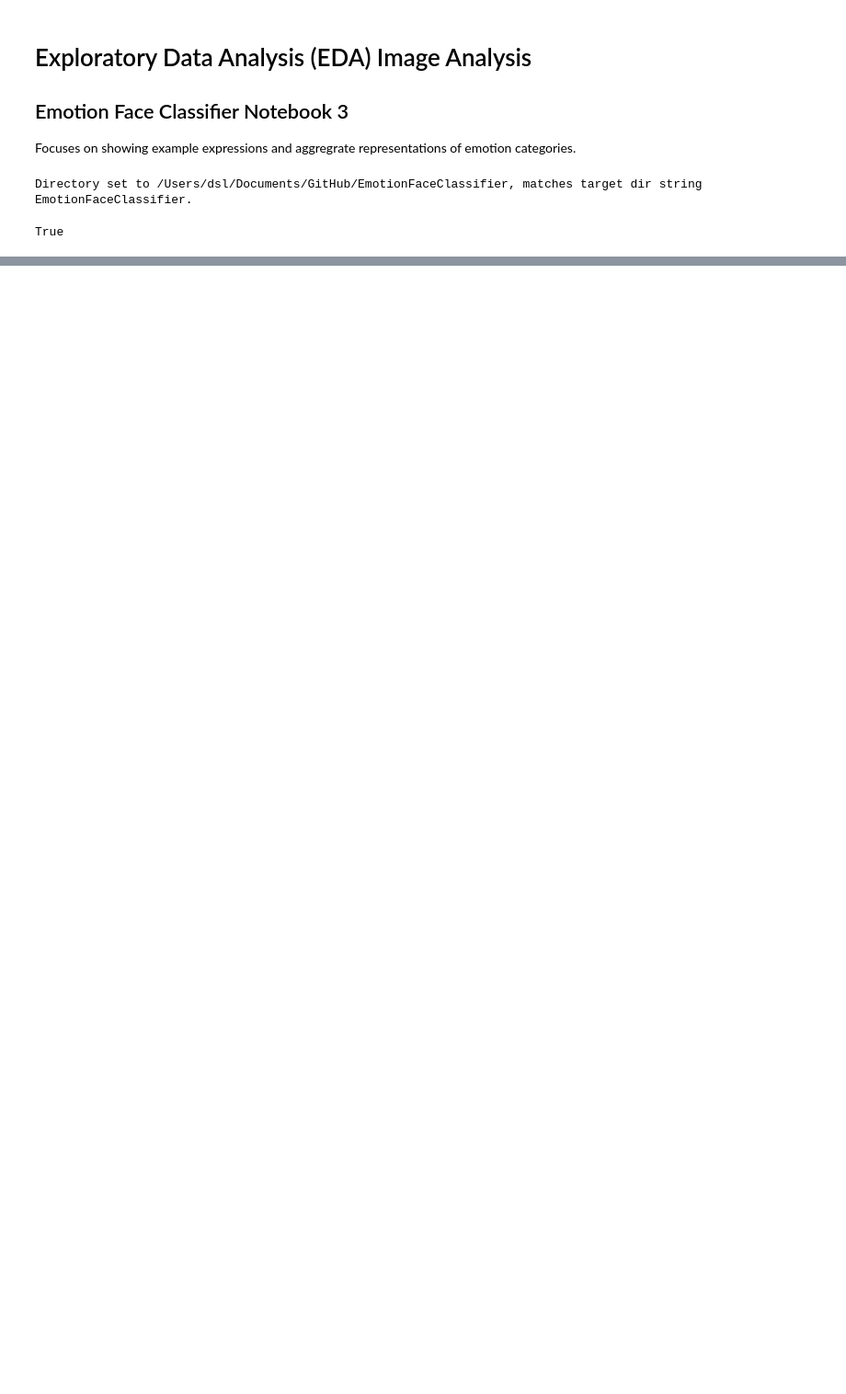
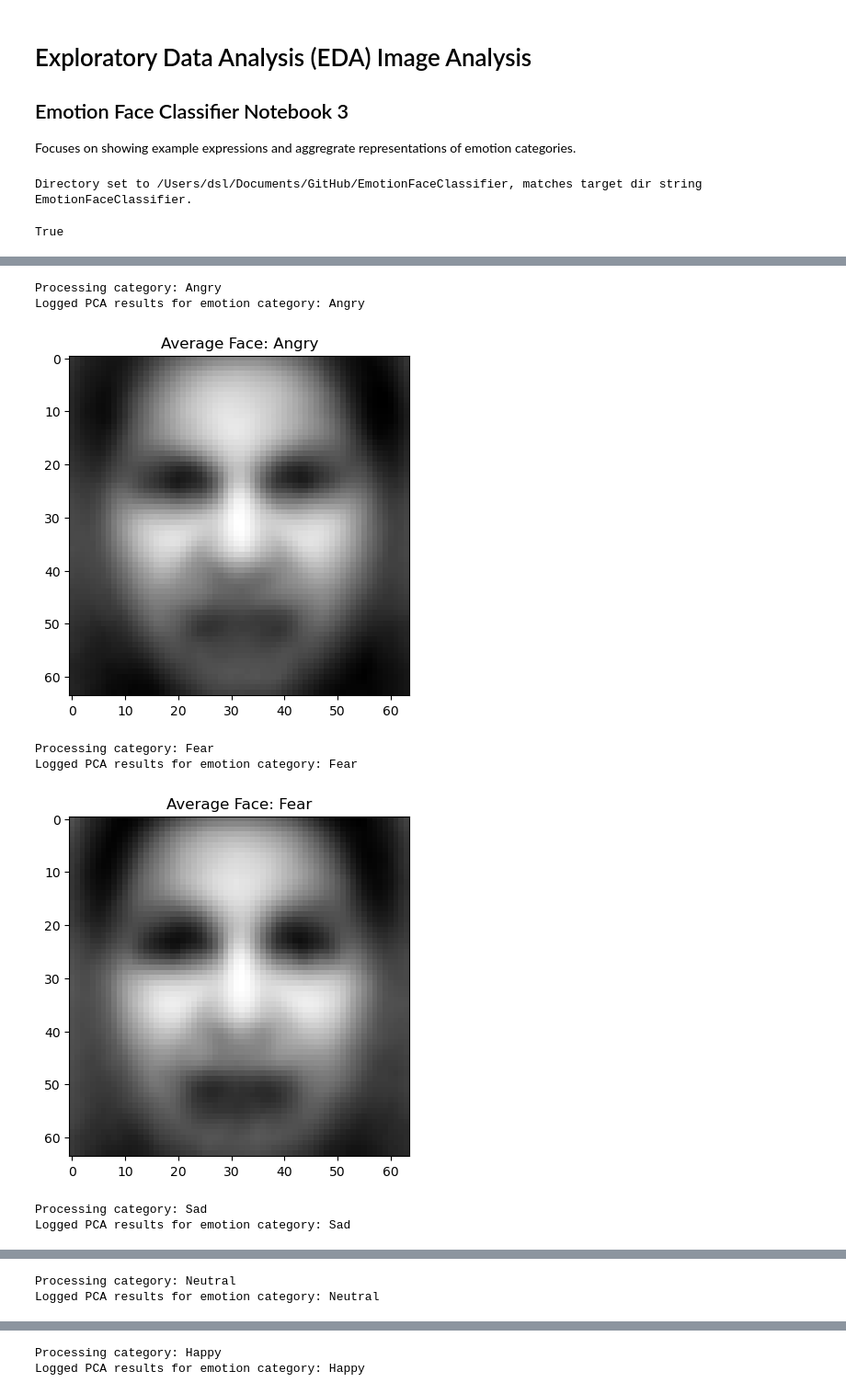
Before and after one commit to dlumian/EmotionFaceClassifier, a Jupyter notebook: notebooks/3_eda_image_analysis.ipynb, the cells around one changed output, grey strips where cells are left out. Shown: that part at 92% size. Cells and saved outputs as stored; diff of their text form; code cells hidden in the pictures; blank space fills up the shorter version.

Commit message:
Combined feature and component analyses for face categories.

```diff
--- a/notebooks/3_eda_image_analysis.ipynb
+++ b/notebooks/3_eda_image_analysis.ipynb
@@ -118,0 +77,45 @@ process_median_images(fer2013, output_dir="outputs")
+# %%
+# Example: datasets/emotions/happy, datasets/emotions/sad, etc.
+emotions = fer2013['emotion'].tolist()
+# %%
+# Dictionary to hold images by category
+images_by_category = {emotion: [] for emotion in emotions}
+# %%
+# Group images by emotion
+emotion_groups = fer2013.groupby('emotion')
+
+# Iterate over each emotion category efficiently
+for emotion, group in emotion_groups:
+    # Preprocess each image using a list comprehension
+    images = [preprocess_image(cv2.imread(img_path)) for img_path in group['img_path']]
+
+    # Store preprocessed images for this emotion
+    images_by_category[emotion] = images
+# %%
+# Apply PCA and compute the average face for each category
+n_components = 50
+for emotion, images in images_by_category.items():
+    print(f"Processing category: {emotion}")
+
+    # Apply PCA
+    transformed_images, pca = apply_pca(images, n_components)
+
+    # Compute the average face
+    average_face = compute_average_face(images)
+
+    # Log the PCA and average face results with MLflow
+    log_pca_results(pca, average_face, emotion)
+
+    # Display the average face
+    plt.imshow(average_face, cmap='gray')
+    plt.title(f"Average Face: {emotion}")
+    plt.show()
+# %% [output]
+Processing category: Angry
+Logged PCA results for emotion category: Angry
+[figure, added]
+Processing category: Fear
+Logged PCA results for emotion category: Fear
+[figure, added]
+Processing category: Sad
+Logged PCA results for emotion category: Sad
@@ -118,0 +123,2 @@ process_median_images(fer2013, output_dir="outputs")
+Processing category: Neutral
+Logged PCA results for emotion category: Neutral
@@ -118,0 +126,2 @@ process_median_images(fer2013, output_dir="outputs")
+Processing category: Happy
+Logged PCA results for emotion category: Happy
```
Also changed, not shown: parts of 20 cells of this notebook, 3 other files.
